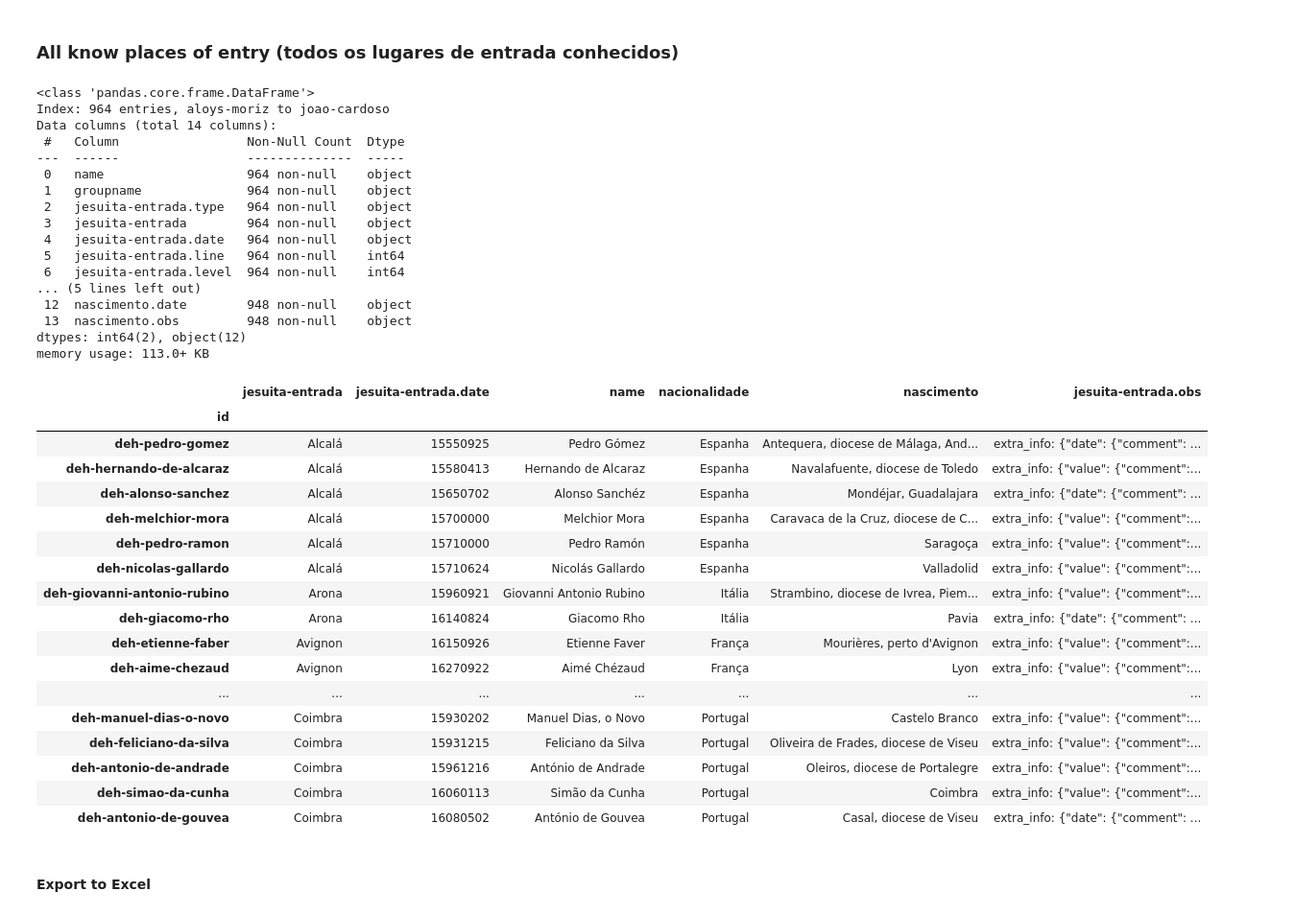
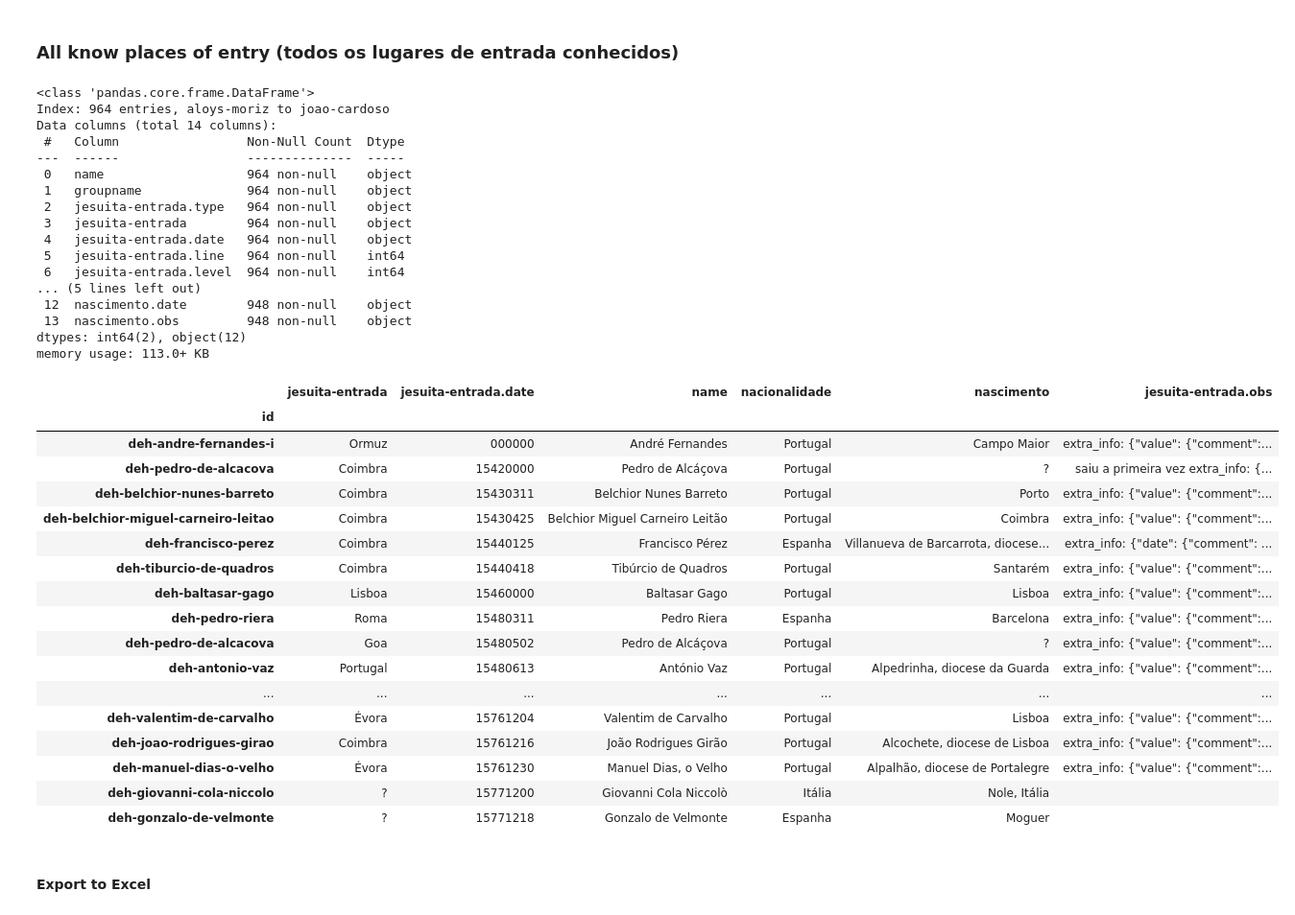
Before and after one commit to joaquimrcarvalho/dehergne-locations, a Jupyter notebook: notebooks/dehergne_analysis.ipynb, the cells around one changed output. Shown at 96% size. Cells and saved outputs as stored; diff of their text form; code cells hidden in the pictures.

```diff
--- a/notebooks/dehergne_analysis.ipynb
+++ b/notebooks/dehergne_analysis.ipynb
@@ -499,70 +499,71 @@ from timelink.pandas import entities_with_attribute
 # show 500 rows
 pd.set_option('display.max_rows', 550)
 
-jesuita_entrada_desc = entities_with_attribute(
+jesuita_entrada_full = entities_with_attribute(
     entity_type='person',
     show_elements=['name','groupname'],
     the_type='jesuita-entrada',
     more_attributes=['nacionalidade','nascimento'],
     db=tlnb.db,
 )
-jesuita_entrada_desc.info()
+jesuita_entrada_full.info()
 
 coll = pyuca.Collator()
 
 # we use the Collator class to sort the names and countries properly
 # since Python does not sort accented characters properly
 # we create two new columns with the sort keys
 
 # first we fill the NaN values with empty strings
-jesuita_entrada_desc['nacionalidade'] = jesuita_entrada_desc['nacionalidade'].fillna('')
-jesuita_entrada_desc['name'] = jesuita_entrada_desc['name'].fillna('?')
+jesuita_entrada_full['nacionalidade'] = jesuita_entrada_full['nacionalidade'].fillna('')
+jesuita_entrada_full['name'] = jesuita_entrada_full['name'].fillna('?')
 
 # now we add two columns with sort keys
-jesuita_entrada_desc['nacionalidade_sort'] = jesuita_entrada_desc['nacionalidade'].apply(coll.sort_key)
-jesuita_entrada_desc['name_sort'] = jesuita_entrada_desc['name'].apply(coll.sort_key)
+jesuita_entrada_full['nacionalidade_sort'] = jesuita_entrada_full['nacionalidade'].apply(coll.sort_key)
+jesuita_entrada_full['name_sort'] = jesuita_entrada_full['name'].apply(coll.sort_key)
 
 # save those with jesuita-entrada not equal to '?'
-entrada_known = jesuita_entrada_desc['jesuita-entrada'] != '?'
-only_n = jesuita_entrada_desc.fillna('').groupname == 'n'
+# entrada_known = jesuita_entrada_full['jesuita-entrada'] != '?'
+only_n = jesuita_entrada_full.fillna('').groupname == 'n'
 cols=['jesuita-entrada','jesuita-entrada.date','name','nacionalidade','nascimento','jesuita-entrada.obs']
-jesuita_entrada_desc[(only_n) & (entrada_known)].sort_values(by=['jesuita-entrada','jesuita-entrada.date','name_sort','nascimento'])[cols].head(70)
+# jesuita_entrada_full[(only_n) & (entrada_known)].sort_values(by=['jesuita-entrada','jesuita-entrada.date','name_sort','nascimento'])[cols].head(70)
+jesuita_entrada_full[only_n].sort_values(by=['jesuita-entrada.date','jesuita-entrada','name_sort','nascimento'])[cols].head(70)
 # %% [output]
 <class 'pandas.core.frame.DataFrame'>
 Index: 964 entries, aloys-moriz to joao-cardoso
 Data columns (total 14 columns):
  #   Column                 Non-Null Count  Dtype
 ---  ------                 --------------  -----
  0   name                   964 non-null    object
  1   groupname              964 non-null    object
  2   jesuita-entrada.type   964 non-null    object
  3   jesuita-entrada        964 non-null    object
  4   jesuita-entrada.date   964 non-null    object
  5   jesuita-entrada.line   964 non-null    int64
  6   jesuita-entrada.level  964 non-null    int64
 ... (5 lines left out)
  12  nascimento.date        948 non-null    object
  13  nascimento.obs         948 non-null    object
 dtypes: int64(2), object(12)
 memory usage: 113.0+ KB
 |  | jesuita-entrada | jesuita-entrada.date | name | nacionalidade | nascimento | jesuita-entrada.obs |
 | id |  |  |  |  |  |  |
-| deh-pedro-gomez | Alcalá | 15550925 | Pedro Gómez | Espanha | Antequera, diocese de Málaga, And... | extra_info: {"date": {"comment": ... |
-| deh-hernando-de-alcaraz | Alcalá | 15580413 | Hernando de Alcaraz | Espanha | Navalafuente, diocese de Toledo | extra_info: {"value": {"comment":... |
-| deh-alonso-sanchez | Alcalá | 15650702 | Alonso Sanchéz | Espanha | Mondéjar, Guadalajara | extra_info: {"date": {"comment": ... |
-| deh-melchior-mora | Alcalá | 15700000 | Melchior Mora | Espanha | Caravaca de la Cruz, diocese de C... | extra_info: {"value": {"comment":... |
-| deh-pedro-ramon | Alcalá | 15710000 | Pedro Ramón | Espanha | Saragoça | extra_info: {"value": {"comment":... |
-| deh-nicolas-gallardo | Alcalá | 15710624 | Nicolás Gallardo | Espanha | Valladolid | extra_info: {"value": {"comment":... |
-| deh-giovanni-antonio-rubino | Arona | 15960921 | Giovanni Antonio Rubino | Itália | Strambino, diocese de Ivrea, Piem... | extra_info: {"value": {"comment":... |
-| deh-giacomo-rho | Arona | 16140824 | Giacomo Rho | Itália | Pavia | extra_info: {"date": {"comment": ... |
-| deh-etienne-faber | Avignon | 16150926 | Etienne Faver | França | Mourières, perto d'Avignon | extra_info: {"value": {"comment":... |
-| deh-aime-chezaud | Avignon | 16270922 | Aimé Chézaud | França | Lyon | extra_info: {"value": {"comment":... |
+| deh-andre-fernandes-i | Ormuz | 000000 | André Fernandes | Portugal | Campo Maior | extra_info: {"value": {"comment":... |
+| deh-pedro-de-alcacova | Coimbra | 15420000 | Pedro de Alcáçova | Portugal | ? | saiu a primeira vez extra_info: {... |
+| deh-belchior-nunes-barreto | Coimbra | 15430311 | Belchior Nunes Barreto | Portugal | Porto | extra_info: {"value": {"comment":... |
+| deh-belchior-miguel-carneiro-leitao | Coimbra | 15430425 | Belchior Miguel Carneiro Leitão | Portugal | Coimbra | extra_info: {"value": {"comment":... |
+| deh-francisco-perez | Coimbra | 15440125 | Francisco Pérez | Espanha | Villanueva de Barcarrota, diocese... | extra_info: {"date": {"comment": ... |
+| deh-tiburcio-de-quadros | Coimbra | 15440418 | Tibúrcio de Quadros | Portugal | Santarém | extra_info: {"value": {"comment":... |
+| deh-baltasar-gago | Lisboa | 15460000 | Baltasar Gago | Portugal | Lisboa | extra_info: {"value": {"comment":... |
+| deh-pedro-riera | Roma | 15480311 | Pedro Riera | Espanha | Barcelona | extra_info: {"value": {"comment":... |
+| deh-pedro-de-alcacova | Goa | 15480502 | Pedro de Alcáçova | Portugal | ? | extra_info: {"value": {"comment":... |
+| deh-antonio-vaz | Portugal | 15480613 | António Vaz | Portugal | Alpedrinha, diocese da Guarda | extra_info: {"value": {"comment":... |
 | ... | ... | ... | ... | ... | ... | ... |
-| deh-manuel-dias-o-novo | Coimbra | 15930202 | Manuel Dias, o Novo | Portugal | Castelo Branco | extra_info: {"value": {"comment":... |
-| deh-feliciano-da-silva | Coimbra | 15931215 | Feliciano da Silva | Portugal | Oliveira de Frades, diocese de Viseu | extra_info: {"value": {"comment":... |
-| deh-antonio-de-andrade | Coimbra | 15961216 | António de Andrade | Portugal | Oleiros, diocese de Portalegre | extra_info: {"value": {"comment":... |
-| deh-simao-da-cunha | Coimbra | 16060113 | Simão da Cunha | Portugal | Coimbra | extra_info: {"value": {"comment":... |
-| deh-antonio-de-gouvea | Coimbra | 16080502 | António de Gouvea | Portugal | Casal, diocese de Viseu | extra_info: {"date": {"comment": ... |
+| deh-valentim-de-carvalho | Évora | 15761204 | Valentim de Carvalho | Portugal | Lisboa | extra_info: {"value": {"comment":... |
+| deh-joao-rodrigues-girao | Coimbra | 15761216 | João Rodrigues Girão | Portugal | Alcochete, diocese de Lisboa | extra_info: {"value": {"comment":... |
+| deh-manuel-dias-o-velho | Évora | 15761230 | Manuel Dias, o Velho | Portugal | Alpalhão, diocese de Portalegre | extra_info: {"value": {"comment":... |
+| deh-giovanni-cola-niccolo | ? | 15771200 | Giovanni Cola Niccolò | Itália | Nole, Itália |  |
+| deh-gonzalo-de-velmonte | ? | 15771218 | Gonzalo de Velmonte | Espanha | Moguer |  |
 # %% [markdown]
 #### Export to Excel
 # %%
```
Also changed, not shown: parts of 14 cells of this notebook, 6 other files.
